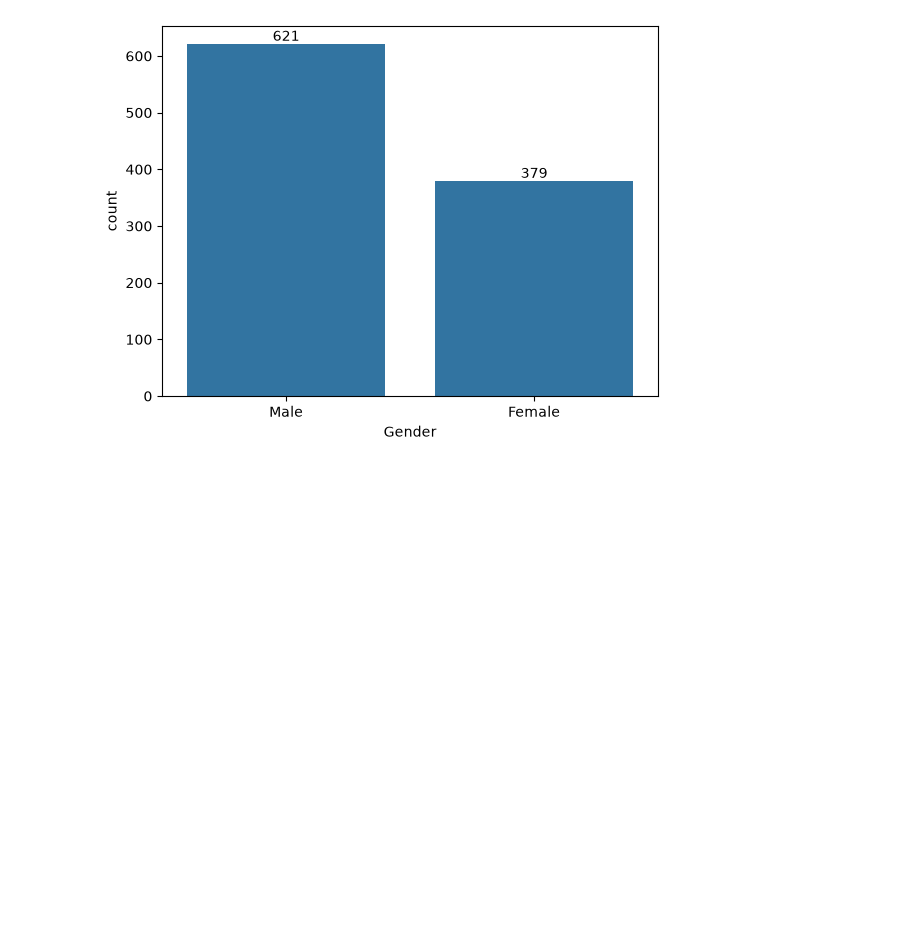
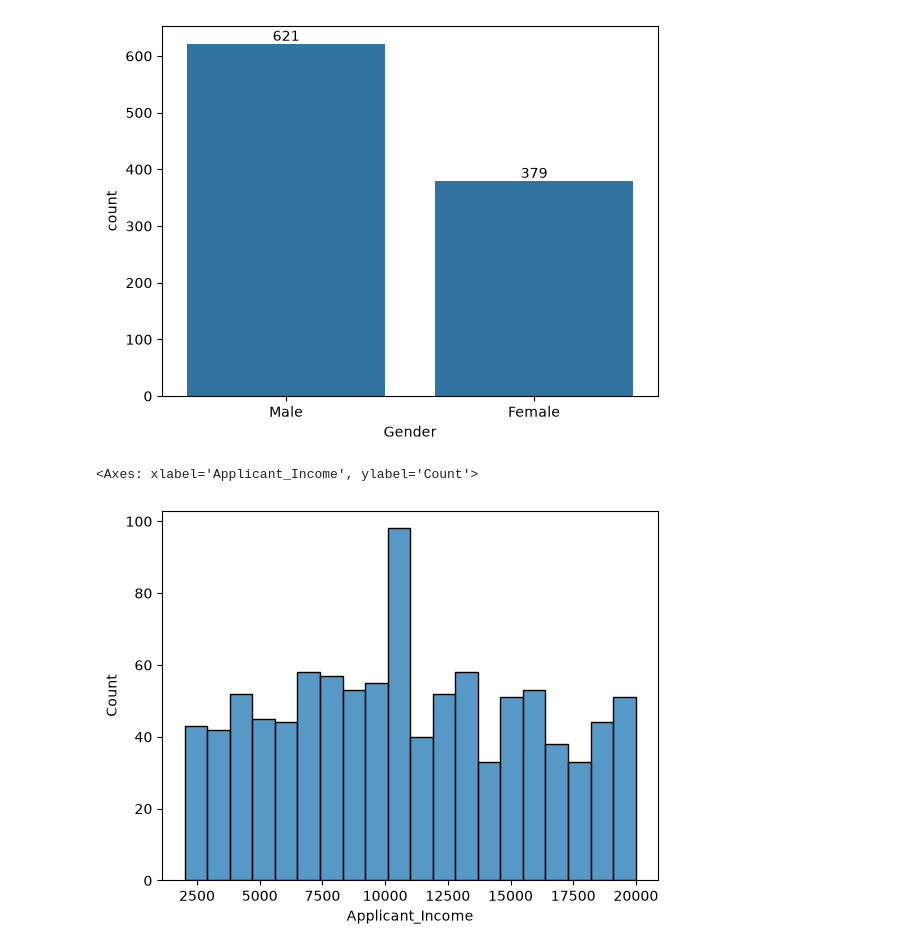
Before and after one commit to Adityapuntambekar/CreditWise-Loan-Approval-System, a Jupyter notebook: credit_wise.ipynb, the cells around one changed output. Cells and saved outputs as stored; diff of their text form; code cells hidden in the pictures; blank space fills up the shorter version.

```diff
--- a/credit_wise.ipynb
+++ b/credit_wise.ipynb
@@ -105,3 +105,13 @@ ax.bar_label(ax.containers[0])
 # %% [output]
 [Text(0, 0, '621'), Text(0, 0, '379')]
 [figure]
+# %%
+# Analyze income
+sns.histplot(
+    data = df,
+    x = "Applicant_Income",
+    bins = 20
+)
+# %% [output]
+<Axes: xlabel='Applicant_Income', ylabel='Count'>
+[figure, added]
```
Also changed, not shown: parts of 13 cells of this notebook.
